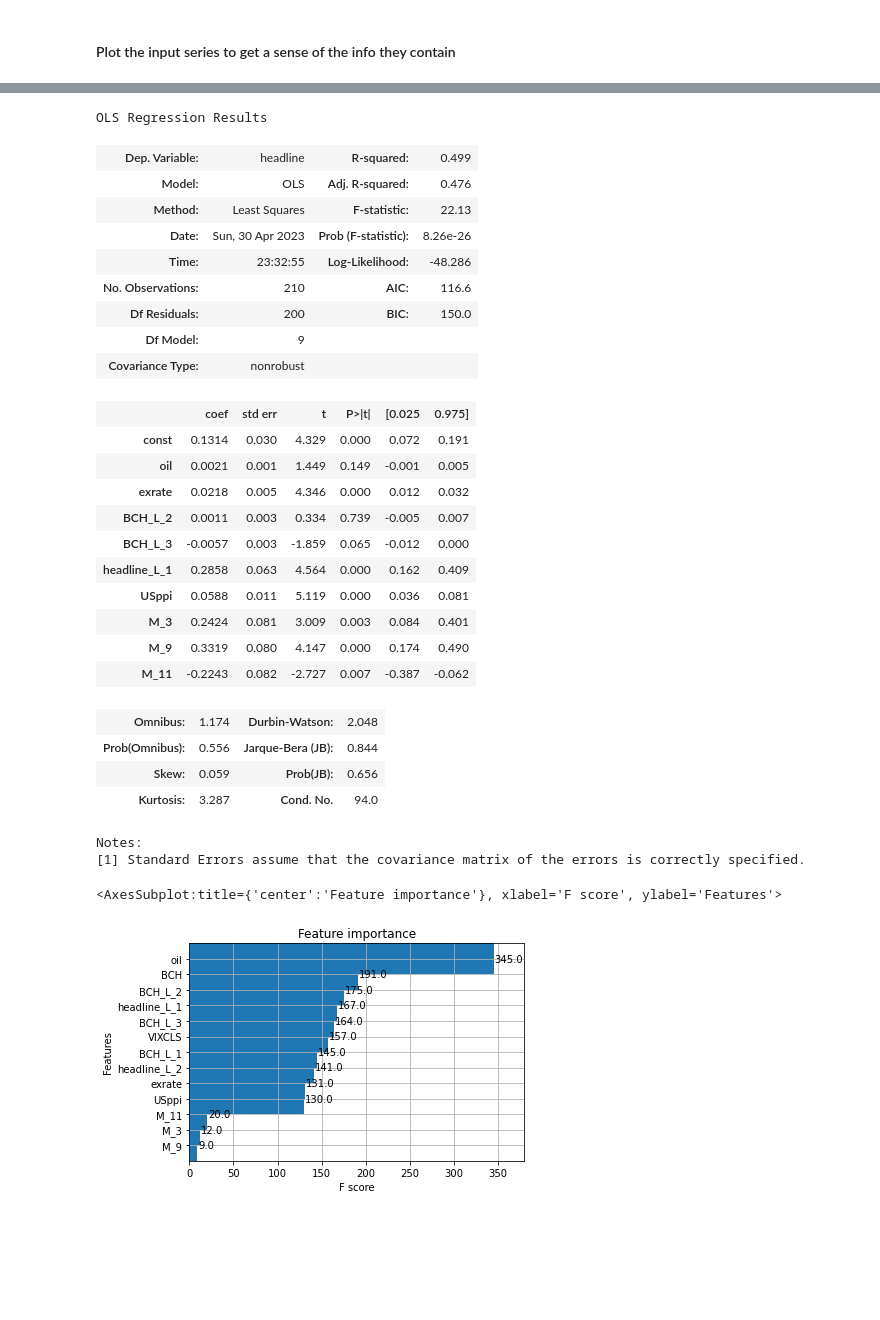
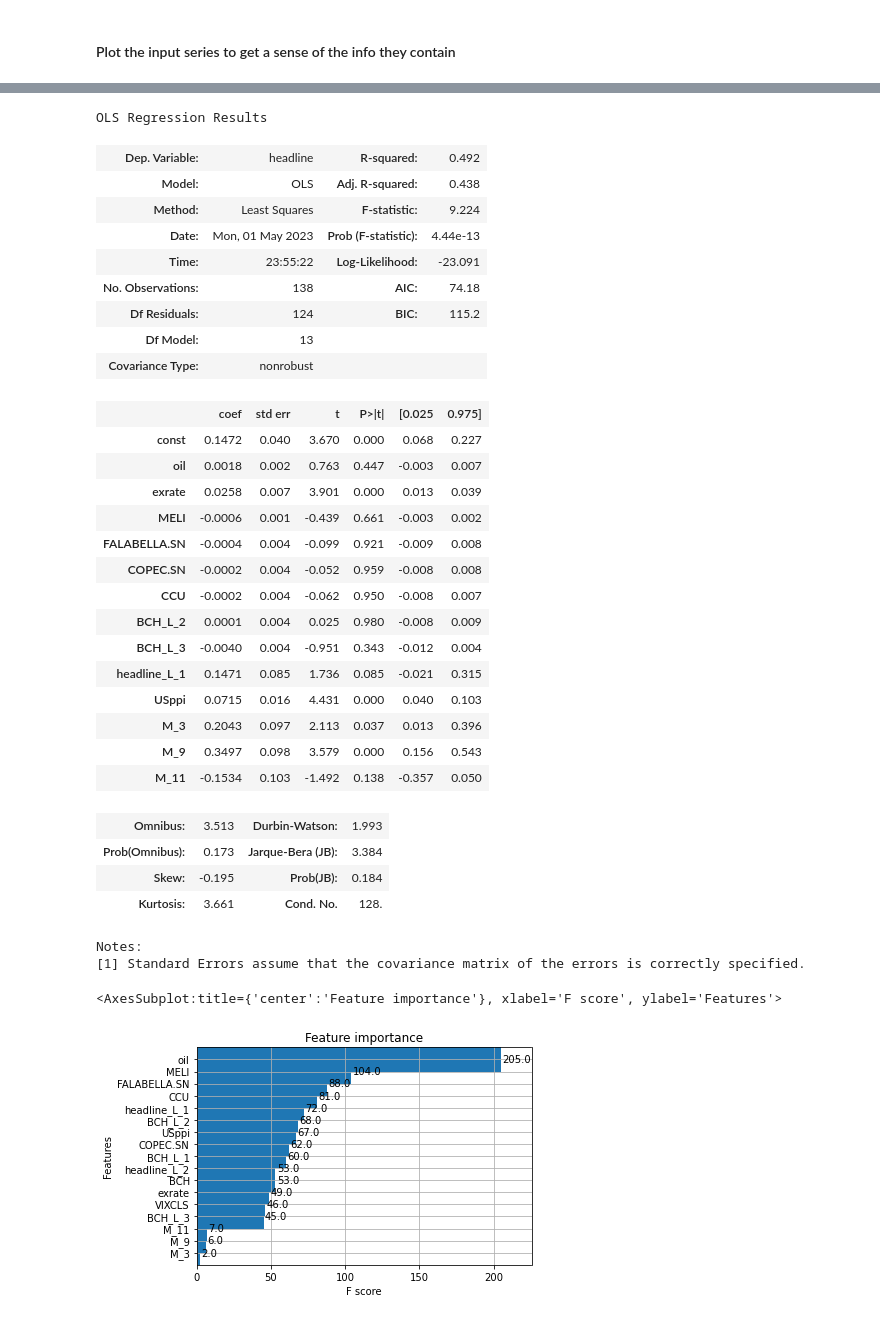
Before and after one commit to willcrossb/Latam_CPI_nowcast, a Jupyter notebook: Chile_headline_nowcast.ipynb, the cells around one changed output, grey strips where cells are left out. Saved outputs shown, nothing was run; the diff lists cells and outputs as text; code cells hidden in the pictures; blank space fills up the shorter version.

```diff
--- a/Chile_headline_nowcast.ipynb
+++ b/Chile_headline_nowcast.ipynb
@@ -22,7 +22,7 @@ fred = Fred(api_key=config.api_key)
 
 # Define the ticker list
 # Currently using the exchange rate and the Oil price
-tickers_list = ['CLP=X','CL=F','BCH']
+tickers_list = ['CLP=X','CL=F','BCH','MELI','FALABELLA.SN','COPEC.SN','CCU']
 
 # Fetch the data
 data = yf.download(tickers_list,'1990-1-1')['Adj Close']
@@ -145,9 +145,9 @@ for f in lag_list:
 
 
 #Set the time period
-df_setup = df_setup.loc['2005-01-01':'2023-01-01']
+df_setup = df_setup.loc['2008-01-01':'2023-01-01']
 
-split_date = '2022-6-1'
+split_date = '2019-6-1'
 df_train = df_setup.loc[df_setup.index <= split_date].copy()
 df_test = df_setup.loc[df_setup.index > split_date].copy()
 # %%
@@ -190,7 +190,7 @@ Notes:
 [1] Standard Errors assume that the covariance matrix of the errors is correctly specified.
 # %%
 #Generate best regression predictions
-x_set = ['oil','exrate','BCH_L_2','BCH_L_3','headline_L_1','USppi','M_3', 'M_9', 'M_11']
+x_set = ['oil','exrate','MELI','FALABELLA.SN','COPEC.SN','CCU','BCH_L_2','BCH_L_3','headline_L_1','USppi','M_3', 'M_9', 'M_11']
 
 #Define x & y
 x = df_train[x_set]
@@ -209,56 +209,60 @@ df_test['fittedOLS'] = OLSmodel.predict(x_test)
 OLSmodel.summary()
 # %% [output]
 OLS Regression Results
-| Dep. Variable: | headline | R-squared: | 0.499 |
-| Model: | OLS | Adj. R-squared: | 0.476 |
-| Method: | Least Squares | F-statistic: | 22.13 |
-| Date: | Sun, 30 Apr 2023 | Prob (F-statistic): | 8.26e-26 |
-| Time: | 23:32:55 | Log-Likelihood: | -48.286 |
-| No. Observations: | 210 | AIC: | 116.6 |
-| Df Residuals: | 200 | BIC: | 150.0 |
-| Df Model: | 9 |  |  |
+| Dep. Variable: | headline | R-squared: | 0.492 |
+| Model: | OLS | Adj. R-squared: | 0.438 |
+| Method: | Least Squares | F-statistic: | 9.224 |
+| Date: | Mon, 01 May 2023 | Prob (F-statistic): | 4.44e-13 |
+| Time: | 23:55:22 | Log-Likelihood: | -23.091 |
+| No. Observations: | 138 | AIC: | 74.18 |
+| Df Residuals: | 124 | BIC: | 115.2 |
+| Df Model: | 13 |  |  |
 | Covariance Type: | nonrobust |  |  |
 |  | coef | std err | t | P>|t| | [0.025 | 0.975] |
-| const | 0.1314 | 0.030 | 4.329 | 0.000 | 0.072 | 0.191 |
-| oil | 0.0021 | 0.001 | 1.449 | 0.149 | -0.001 | 0.005 |
-| exrate | 0.0218 | 0.005 | 4.346 | 0.000 | 0.012 | 0.032 |
-| BCH_L_2 | 0.0011 | 0.003 | 0.334 | 0.739 | -0.005 | 0.007 |
-| BCH_L_3 | -0.0057 | 0.003 | -1.859 | 0.065 | -0.012 | 0.000 |
-| headline_L_1 | 0.2858 | 0.063 | 4.564 | 0.000 | 0.162 | 0.409 |
-| USppi | 0.0588 | 0.011 | 5.119 | 0.000 | 0.036 | 0.081 |
-| M_3 | 0.2424 | 0.081 | 3.009 | 0.003 | 0.084 | 0.401 |
-| M_9 | 0.3319 | 0.080 | 4.147 | 0.000 | 0.174 | 0.490 |
-| M_11 | -0.2243 | 0.082 | -2.727 | 0.007 | -0.387 | -0.062 |
+| const | 0.1472 | 0.040 | 3.670 | 0.000 | 0.068 | 0.227 |
+| oil | 0.0018 | 0.002 | 0.763 | 0.447 | -0.003 | 0.007 |
+| exrate | 0.0258 | 0.007 | 3.901 | 0.000 | 0.013 | 0.039 |
+| MELI | -0.0006 | 0.001 | -0.439 | 0.661 | -0.003 | 0.002 |
+| FALABELLA.SN | -0.0004 | 0.004 | -0.099 | 0.921 | -0.009 | 0.008 |
+| COPEC.SN | -0.0002 | 0.004 | -0.052 | 0.959 | -0.008 | 0.008 |
+| CCU | -0.0002 | 0.004 | -0.062 | 0.950 | -0.008 | 0.007 |
+| BCH_L_2 | 0.0001 | 0.004 | 0.025 | 0.980 | -0.008 | 0.009 |
+| BCH_L_3 | -0.0040 | 0.004 | -0.951 | 0.343 | -0.012 | 0.004 |
+| headline_L_1 | 0.1471 | 0.085 | 1.736 | 0.085 | -0.021 | 0.315 |
+| USppi | 0.0715 | 0.016 | 4.431 | 0.000 | 0.040 | 0.103 |
+| M_3 | 0.2043 | 0.097 | 2.113 | 0.037 | 0.013 | 0.396 |
+| M_9 | 0.3497 | 0.098 | 3.579 | 0.000 | 0.156 | 0.543 |
+| M_11 | -0.1534 | 0.103 | -1.492 | 0.138 | -0.357 | 0.050 |
-| Omnibus: | 1.174 | Durbin-Watson: | 2.048 |
-| Prob(Omnibus): | 0.556 | Jarque-Bera (JB): | 0.844 |
-| Skew: | 0.059 | Prob(JB): | 0.656 |
-| Kurtosis: | 3.287 | Cond. No. | 94.0 |
+| Omnibus: | 3.513 | Durbin-Watson: | 1.993 |
+| Prob(Omnibus): | 0.173 | Jarque-Bera (JB): | 3.384 |
+| Skew: | -0.195 | Prob(JB): | 0.184 |
+| Kurtosis: | 3.661 | Cond. No. | 128. |
 Notes:
 [1] Standard Errors assume that the covariance matrix of the errors is correctly specified.
 # %%
 #Fit the XGB model here
-x_set = ['oil','BCH','BCH_L_1','BCH_L_2','BCH_L_3','headline_L_1','headline_L_2','VIXCLS','exrate','USppi','M_3', 'M_9', 'M_11']
+x_set = ['oil','MELI','FALABELLA.SN','COPEC.SN','CCU','BCH','BCH_L_1','BCH_L_2','BCH_L_3','headline_L_1','headline_L_2','VIXCLS','exrate','USppi','M_3', 'M_9', 'M_11']
 
 xgb_laglist = []
 for var in xgb_laglist:
        add_list =df.filter(like=var).columns.to_list()
        x_set = x_set + add_list
 
 #x_set.remove('headline')
 
 #Define x & y
 x = df_train[x_set]
 x_test = df_test[x_set]
 
 reg = xgb.XGBRegressor(n_estimators=1000)
 reg.fit(x, y, eval_set=[(x, y), (x_test, y_test)],eval_metric='rmse', early_stopping_rounds=200, verbose=False) # Change verbose to True if you want to see it train
 
 df_test['fittedXGB'] = reg.predict(x_test)
 
 plot_importance(reg, height=2,max_num_features=20)
 # %% [output]
 <AxesSubplot:title={'center':'Feature importance'}, xlabel='F score', ylabel='Features'>
-[figure, old version]
+[figure, new version]
 # %%
 #Present a model summary Comparison
 df_test['avgfit'] =  df_test[['fittedAR','fittedOLS','fittedXGB']].mean(axis=1)
```
Also changed, not shown: parts of 5 cells of this notebook.
